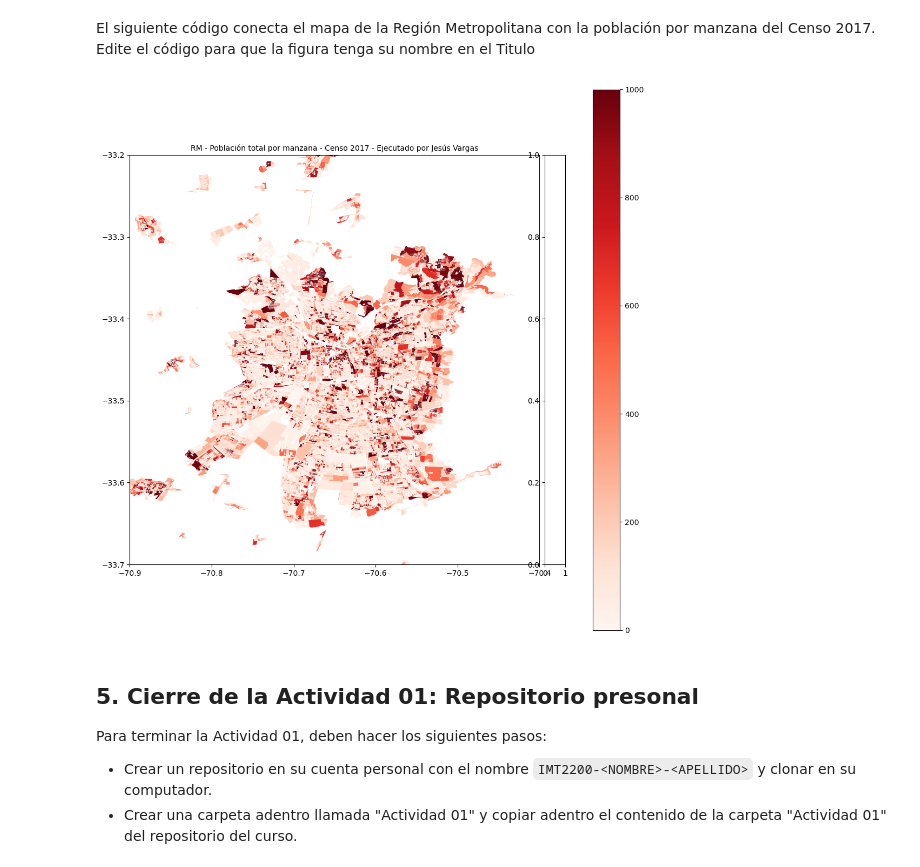
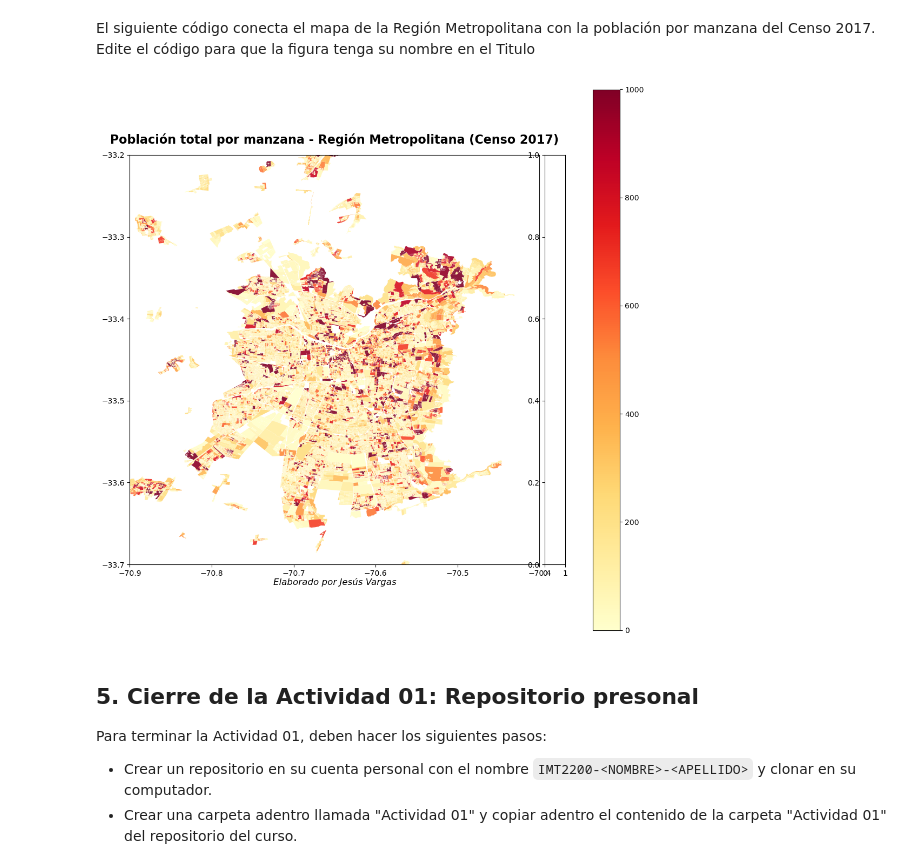
Before and after one commit to jvargsal-code/IMT2200-JESUS-VARGAS, a Jupyter notebook: Actividad 01/IMT2200 - Actividad 01.ipynb, the cells around one changed output. Saved outputs shown, nothing was run; the diff lists cells and outputs as text; code cells hidden in the pictures.

```diff
--- a/Actividad 01/IMT2200 - Actividad 01.ipynb
+++ b/Actividad 01/IMT2200 - Actividad 01.ipynb
@@ -143,36 +143,70 @@ El siguiente código conecta el mapa de la Región Metropolitana con la poblaci
 # %%
 from mpl_toolkits.axes_grid1 import make_axes_locatable
 import matplotlib.colors as colors
+import matplotlib.pyplot as plt
+import matplotlib.patheffects as path_effects  # --- Editado por ChatGPT ---
 
-#Crear figura y ejes
-fig=plt.figure(figsize=(13,13))
-ax=fig.add_subplot(111)
+# Crear figura y ejes
+fig = plt.figure(figsize=(13, 13))
+ax = fig.add_subplot(111)
 divider = make_axes_locatable(ax)
 cax = divider.append_axes("right", size="5%", pad=0.1)
 
-# cantidad de personas por manzana
-Z=manz['TOTAL_PERS']
-manz.plot(ax=ax, column='TOTAL_PERS', cmap='Reds', legend=True, vmin=0, vmax=1000)
+# Cantidad de personas por manzana
+Z = manz['TOTAL_PERS']
 
+# --- Editado por ChatGPT ---
+# Paleta más estética con gradiente perceptual y ligera transparencia
+manz.plot(
+    ax=ax,
+    column='TOTAL_PERS',
+    cmap='YlOrRd',
+    legend=True,
+    vmin=0,
+    vmax=1000,
+    alpha=0.9
+)
+
+# --- Editado por ChatGPT ---
+# Límites comunales más visibles
 com_projected = com.to_crs(epsg=3857)
-com_projected.boundary.plot(ax=ax, lw=0.2, color='k')
+com_projected.boundary.plot(ax=ax, lw=1, color='black')
 
-xlim=[-70.9,-70.4]
-ylim=[-33.7,-33.2]
-for x, y, label in zip(com_projected.geometry.centroid.x, com_projected.geometry.centroid.y, com_projected.NOM_COMUNA):
-    if xlim[0]<x<xlim[1] and ylim[0]<y<ylim[1]:
-        ax.text(x, y, label, fontsize = 10)
+# Coordenadas y etiquetas
+xlim = [-70.9, -70.4]
+ylim = [-33.7, -33.2]
+for x, y, label in zip(com_projected.geometry.centroid.x,
+                       com_projected.geometry.centroid.y,
+                       com_projected.NOM_COMUNA):
+    if xlim[0] < x < xlim[1] and ylim[0] < y < ylim[1]:
+        ax.text(
+            x, y, label,
+            fontsize=11, weight='bold', color='black',
+            path_effects=[path_effects.withStroke(linewidth=2, foreground="white")]  # --- Editado por ChatGPT ---
+        )
 
 ax.set_xlim(xlim)
-ax.set_ylim(ylim);
+ax.set_ylim(ylim)
 
-## Reemplace 'XXX' por su apellido
-ax.set_title('RM - Población total por manzana - Censo 2017 - Ejecutado por Jesús Vargas',fontsize=10)
+# --- Editado por ChatGPT ---
+# Título más grande y estético
+ax.set_title(
+    'Población total por manzana - Región Metropolitana (Censo 2017)',
+    fontsize=16,
+    weight='bold',
+    pad=15
+)
+# Subtítulo con tu nombre
+ax.text(
+    0.5, -0.05, "Elaborado por Jesús Vargas", transform=ax.transAxes,
+    fontsize=12, ha='center', style='italic'
+)
 
-## Reemplace 'XXX' por su apellido en el nombre del archivo de salida
-fig.savefig('PoblacionRM_C2017_Jesús_Vargas.jpg')
+# Guardar figura en alta calidad
+fig.savefig('PoblacionRM_C2017_Jesus_Vargas.jpg', dpi=300, bbox_inches='tight')
+plt.show()
 # %% [output]
-[figure, old version]
+[figure, new version]
 # %% [markdown]
 ## 5. Cierre de la Actividad 01: Repositorio presonal
 
```
Also changed, not shown: 1 other file.
